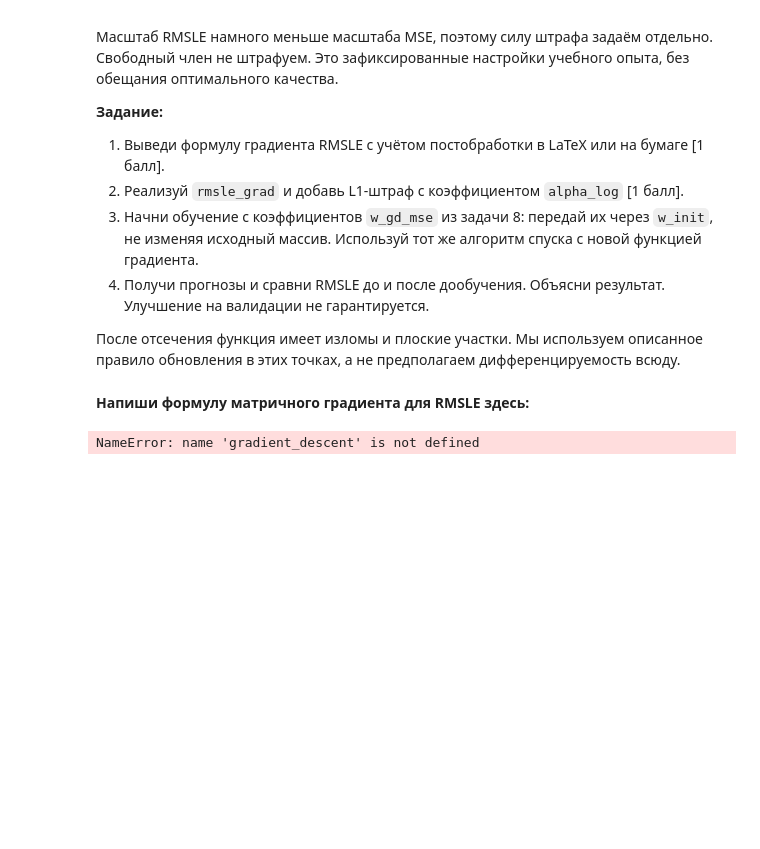
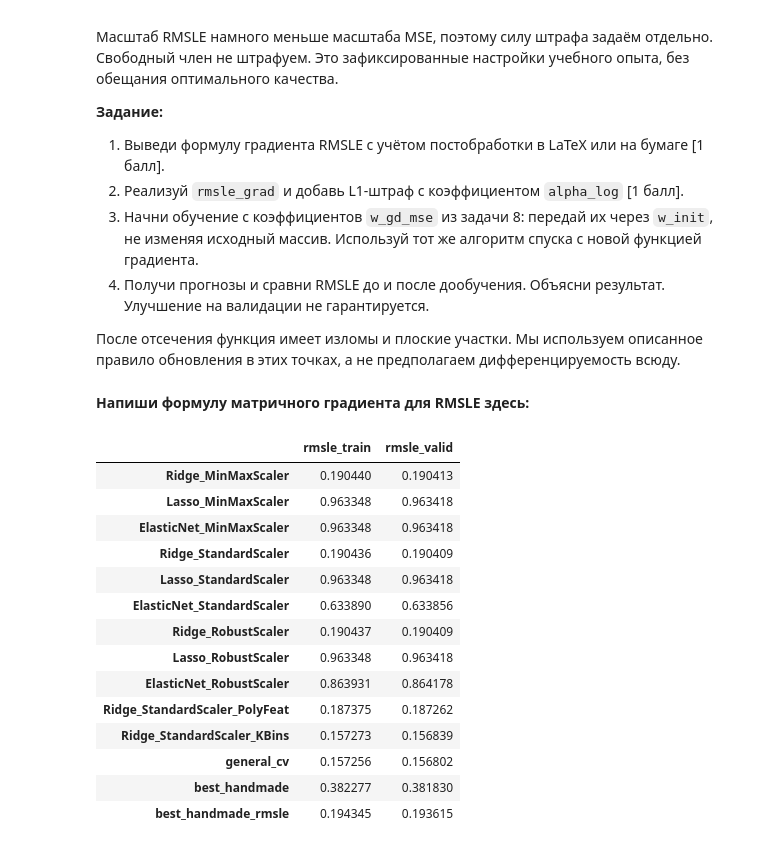
Before and after one commit to dchurikov1983/msc-ml-online-autumn-2026, a Jupyter notebook: W4 Linear Regression/Неделя_4_Машинное_обучение_ДЗ_done.ipynb, the cells around one changed output. Saved outputs shown, nothing was run; the diff lists cells and outputs as text; code cells hidden in the pictures; blank space fills up the shorter version.

```diff
--- a/W4 Linear Regression/Неделя_4_Машинное_обучение_ДЗ_done.ipynb
+++ b/W4 Linear Regression/Неделя_4_Машинное_обучение_ДЗ_done.ipynb
@@ -468,7 +590,7 @@ w_gd_mse = gradient_descent(X_train_b, y_train.values, mse_grad, lr=0.1, n_iter=
 
 # Функция для получения предсказаний
 def predict(X_b, w):
-    return # Напиши код здесь
+    return X_b @ w
 
 # Функция для постобработки ответов. Всё, что меньше минимального значения в датасете, увеличь до минимального
 def postprocessing(y_pred):
@@ -521,26 +658,67 @@ $$J_{log}(w)=RMSLE(y,\hat y)+\alpha_{log}\sum_{j=1}^{p}|w_j|,\qquad \alpha_{log}
 # %%
 # RMSLE после постобработки + L1. Свободный член не штрафуем.
 alpha_log = 1e-4
+"""
 def rmsle_grad(w, X, y):
-  # Напиши код здесь
-  pass
+    n = X.shape[0]
+    y_pred = predict(X, w)
+    grad = 2 / n * X.T @ (y_pred - y) + alpha_log * np.sign(w)
+    return grad
+"""
+
+def rmsle_grad(w, X, y):
+    n = X.shape[0]
+    z = X @ w                      # сырой линейный прогноз
+    y_pred = postprocessing(z)     # постобработка: max(y_min, z)
+
+    # Разница в логарифмической шкале
+    d = np.log1p(y_pred) - np.log1p(y)
+
+    # Производная прогноза по w: x_i если z_i > y_min, иначе 0
+    active = (z > y_min).astype(float)   # индикатор активных точек
+
+    # d_i * (1/(1+y_pred_i)) * active_i  -- вклад каждой точки
+    weights = 2.0 / n * d / (1.0 + y_pred) * active
+
+    grad = X.T @ weights
+
+    # L1-штраф только для не-свободных коэффициентов
+    mask = np.ones_like(w)
+    mask[0] = 0.0                     # свободный член не штрафуем
+    grad += alpha_log * np.sign(w) * mask
+
+    return grad
 
 # Получи веса
 w_gd_rmsle = gradient_descent(X_train_b, y_train.values, rmsle_grad, lr=1.0, n_iter=5000, tol=1e-5, w_init=w_gd_mse)
 
 # Выведи предсказания
 y_pred_train = postprocessing(predict(X_train_b, w_gd_rmsle))
 y_pred_val = postprocessing(predict(X_val_b, w_gd_rmsle))
 
 # Получи оценку метрики для train и val
 rmsle_train = -scoring_foo(y_train, y_pred_train)
 rmsle_valid = -scoring_foo(y_val, y_pred_val)
 
 res['best_handmade_rmsle'] = [rmsle_train, rmsle_valid]
 df_res = pd.DataFrame.from_dict(res, orient='index',
                                 columns=['rmsle_train', 'rmsle_valid'])
 
 # Выведи результат
 df_res
 # %% [output]
-NameError: name 'gradient_descent' is not defined
+|  | rmsle_train | rmsle_valid |
+| Ridge_MinMaxScaler | 0.190440 | 0.190413 |
+| Lasso_MinMaxScaler | 0.963348 | 0.963418 |
+| ElasticNet_MinMaxScaler | 0.963348 | 0.963418 |
+| Ridge_StandardScaler | 0.190436 | 0.190409 |
+| Lasso_StandardScaler | 0.963348 | 0.963418 |
+| ElasticNet_StandardScaler | 0.633890 | 0.633856 |
+| Ridge_RobustScaler | 0.190437 | 0.190409 |
+| Lasso_RobustScaler | 0.963348 | 0.963418 |
+| ElasticNet_RobustScaler | 0.863931 | 0.864178 |
+| Ridge_StandardScaler_PolyFeat | 0.187375 | 0.187262 |
+| Ridge_StandardScaler_KBins | 0.157273 | 0.156839 |
+| general_cv | 0.157256 | 0.156802 |
+| best_handmade | 0.382277 | 0.381830 |
+| best_handmade_rmsle | 0.194345 | 0.193615 |
```
Also changed, not shown: parts of 7 cells of this notebook.
